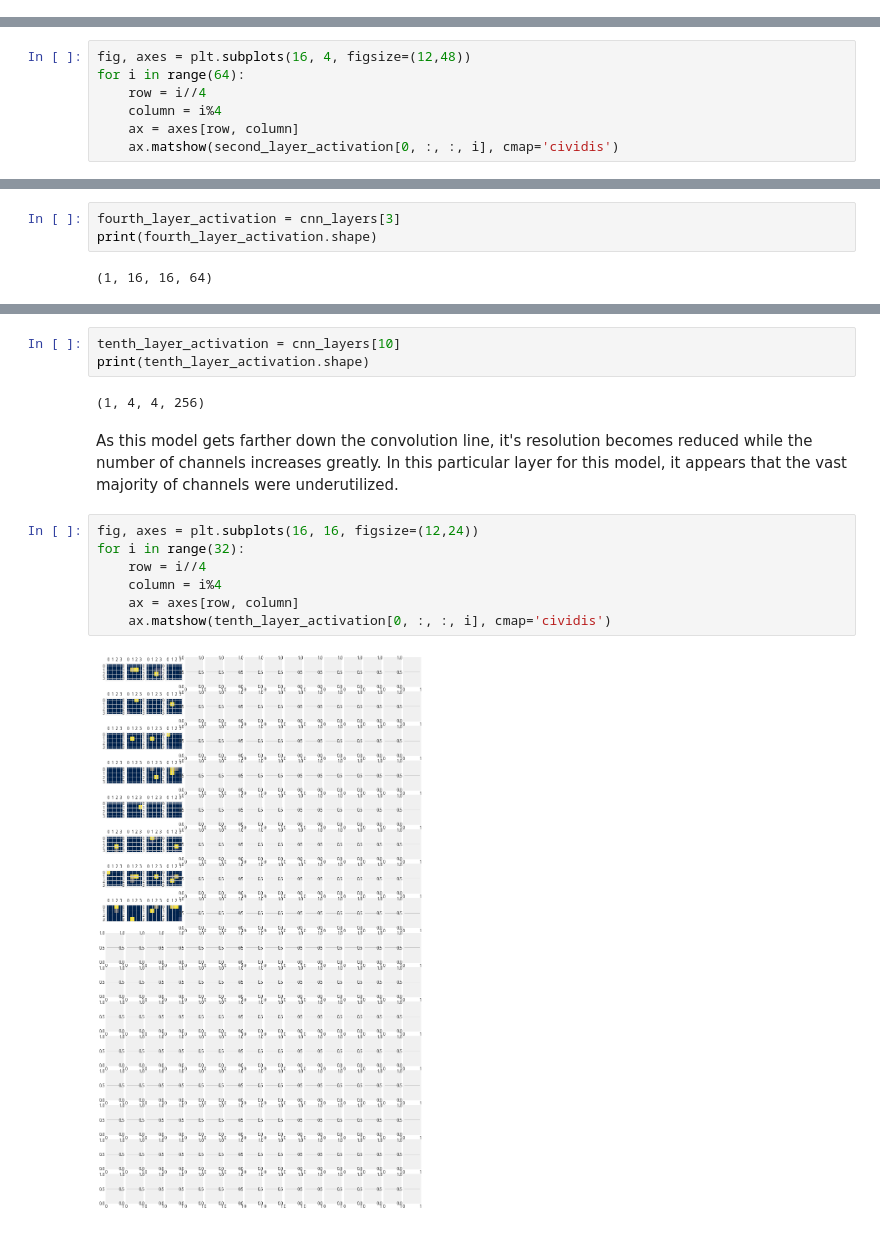
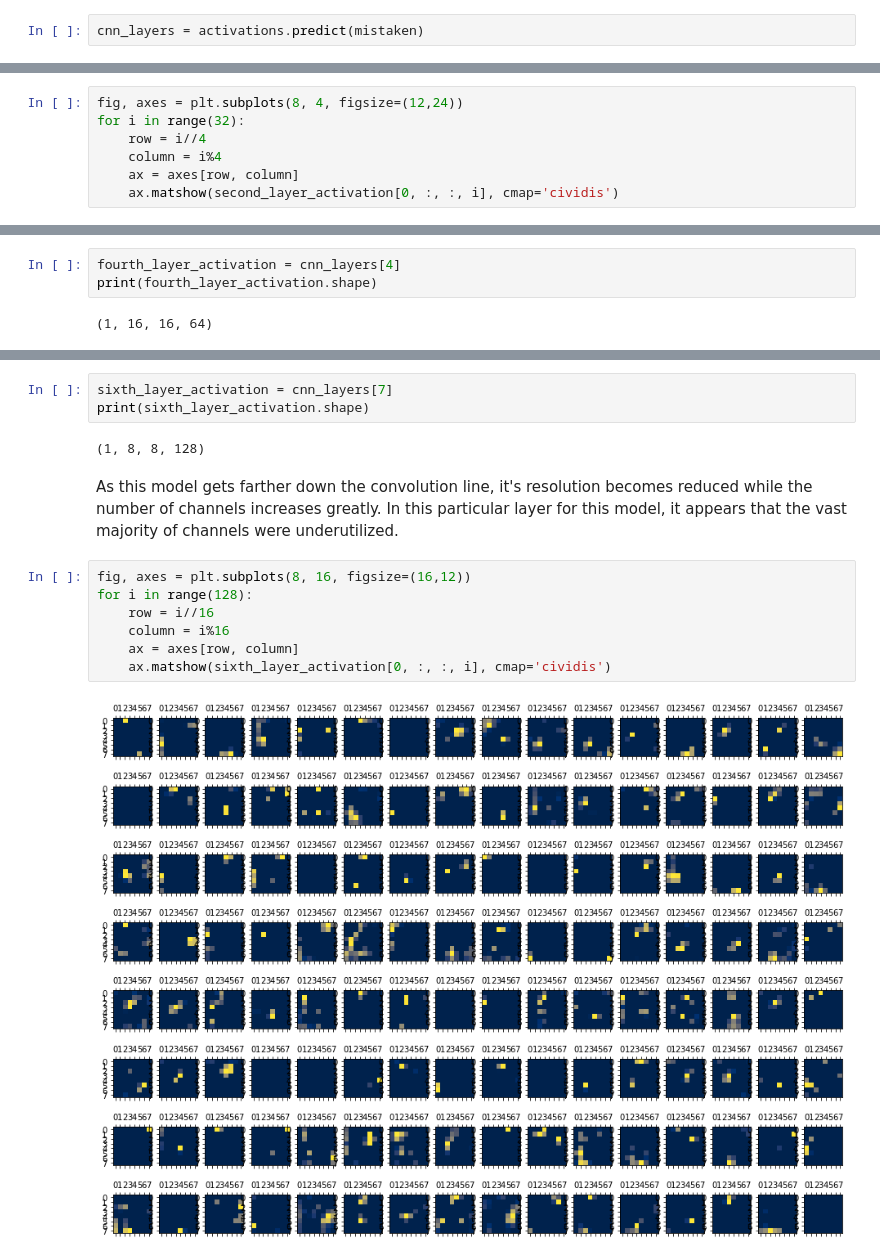
Before and after one commit to coreyryanhanson/japanese_text_classifiers, a Jupyter notebook: initial_findings/kuzushiji_notebook.ipynb, the cells around one changed output, grey strips where cells are left out. Drawn from its saved outputs; the diff is of its cells as text.

```diff
--- a/initial_findings/kuzushiji_notebook.ipynb
+++ b/initial_findings/kuzushiji_notebook.ipynb
@@ -626,3 +635,5 @@ so_intermediate = intermediate_predictor.predict(so_mistaken)
+# %%
+cnn_layers = activations.predict(mistaken)
 # %%
 second_layer_activation = cnn_layers[1]
 print(second_layer_activation.shape)
@@ -631,8 +642,8 @@ print(second_layer_activation.shape)
 # %% [markdown]
 In the early early layers (that were frozen during training) it's seperating out various low level features of the character but there appears to be more than a few channels that closely resemble others.
 # %%
-fig, axes = plt.subplots(16, 4, figsize=(12,48))
-for i in range(64):
+fig, axes = plt.subplots(8, 4, figsize=(12,24))
+for i in range(32):
     row = i//4
     column = i%4
     ax = axes[row, column]
@@ -642,7 +653,7 @@ for i in range(64):
 # %% [markdown]
 Farther down the line the features become more abstract. The ones below had their weights adjusted with the new training.
 # %%
-fourth_layer_activation = cnn_layers[3]
+fourth_layer_activation = cnn_layers[4]
 print(fourth_layer_activation.shape)
 # %% [output]
 (1, 16, 16, 64)
@@ -658,16 +669,16 @@ for i in range(64):
 # %%
-tenth_layer_activation = cnn_layers[10]
-print(tenth_layer_activation.shape)
+sixth_layer_activation = cnn_layers[7]
+print(sixth_layer_activation.shape)
 # %% [output]
-(1, 4, 4, 256)
+(1, 8, 8, 128)
 # %% [markdown]
 As this model gets farther down the convolution line, it's resolution becomes reduced while the number of channels increases greatly. In this particular layer for this model, it appears that the vast majority of channels were underutilized.
 # %%
-fig, axes = plt.subplots(16, 16, figsize=(12,24))
-for i in range(32):
-    row = i//4
-    column = i%4
+fig, axes = plt.subplots(8, 16, figsize=(16,12))
+for i in range(128):
+    row = i//16
+    column = i%16
     ax = axes[row, column]
-    ax.matshow(tenth_layer_activation[0, :, :, i], cmap='cividis')
+    ax.matshow(sixth_layer_activation[0, :, :, i], cmap='cividis')
 # %% [output]
-[figure, old version]
+[figure, new version]
```
Also changed, not shown: parts of 32 cells of this notebook, 17 other files.
